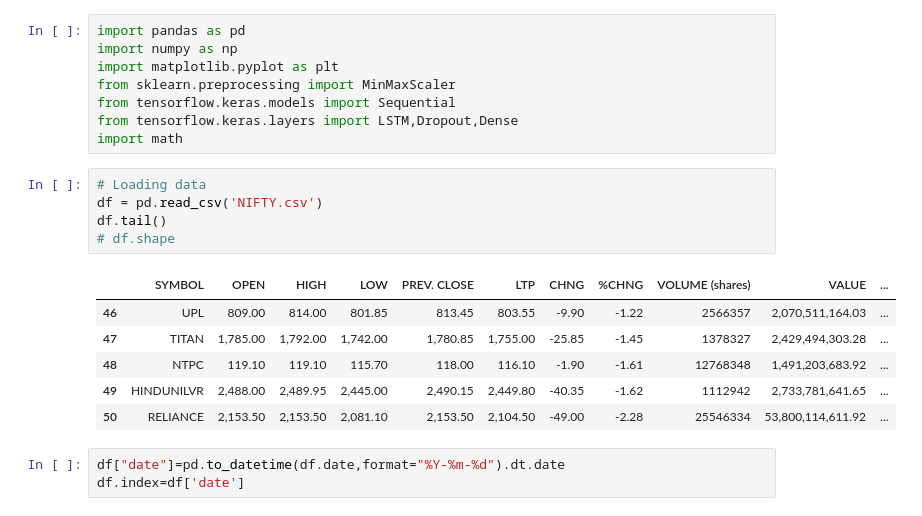
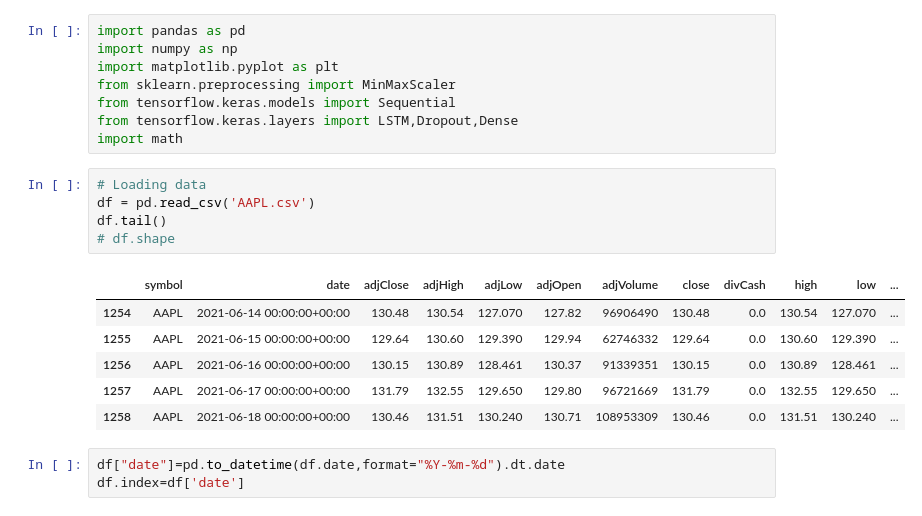
Before and after one commit to anu-desh/stock-price-predictor, a Jupyter notebook: data.ipynb, the cells around one changed output. Saved outputs shown, nothing was run; the diff lists cells and outputs as text.

```diff
--- a/data.ipynb
+++ b/data.ipynb
@@ -8,16 +8,16 @@ from tensorflow.keras.layers import LSTM,Dropout,Dense
 import math
 # %%
 # Loading data
-df = pd.read_csv('NIFTY.csv')
+df = pd.read_csv('AAPL.csv')
 df.tail()
 # df.shape
 # %% [output]
-|  | SYMBOL | OPEN | HIGH | LOW | PREV. CLOSE | LTP | CHNG | %CHNG | VOLUME (shares) | VALUE | ... |
-| 46 | UPL | 809.00 | 814.00 | 801.85 | 813.45 | 803.55 | -9.90 | -1.22 | 2566357 | 2,070,511,164.03 | ... |
-| 47 | TITAN | 1,785.00 | 1,792.00 | 1,742.00 | 1,780.85 | 1,755.00 | -25.85 | -1.45 | 1378327 | 2,429,494,303.28 | ... |
-| 48 | NTPC | 119.10 | 119.10 | 115.70 | 118.00 | 116.10 | -1.90 | -1.61 | 12768348 | 1,491,203,683.92 | ... |
-| 49 | HINDUNILVR | 2,488.00 | 2,489.95 | 2,445.00 | 2,490.15 | 2,449.80 | -40.35 | -1.62 | 1112942 | 2,733,781,641.65 | ... |
-| 50 | RELIANCE | 2,153.50 | 2,153.50 | 2,081.10 | 2,153.50 | 2,104.50 | -49.00 | -2.28 | 25546334 | 53,800,114,611.92 | ... |
+|  | symbol | date | adjClose | adjHigh | adjLow | adjOpen | adjVolume | close | divCash | high | low | ... |
+| 1254 | AAPL | 2021-06-14 00:00:00+00:00 | 130.48 | 130.54 | 127.070 | 127.82 | 96906490 | 130.48 | 0.0 | 130.54 | 127.070 | ... |
+| 1255 | AAPL | 2021-06-15 00:00:00+00:00 | 129.64 | 130.60 | 129.390 | 129.94 | 62746332 | 129.64 | 0.0 | 130.60 | 129.390 | ... |
+| 1256 | AAPL | 2021-06-16 00:00:00+00:00 | 130.15 | 130.89 | 128.461 | 130.37 | 91339351 | 130.15 | 0.0 | 130.89 | 128.461 | ... |
+| 1257 | AAPL | 2021-06-17 00:00:00+00:00 | 131.79 | 132.55 | 129.650 | 129.80 | 96721669 | 131.79 | 0.0 | 132.55 | 129.650 | ... |
+| 1258 | AAPL | 2021-06-18 00:00:00+00:00 | 130.46 | 131.51 | 130.240 | 130.71 | 108953309 | 130.46 | 0.0 | 131.51 | 130.240 | ... |
 # %%
 df["date"]=pd.to_datetime(df.date,format="%Y-%m-%d").dt.date
 df.index=df['date']
```
Also changed, not shown: 1 other file.
